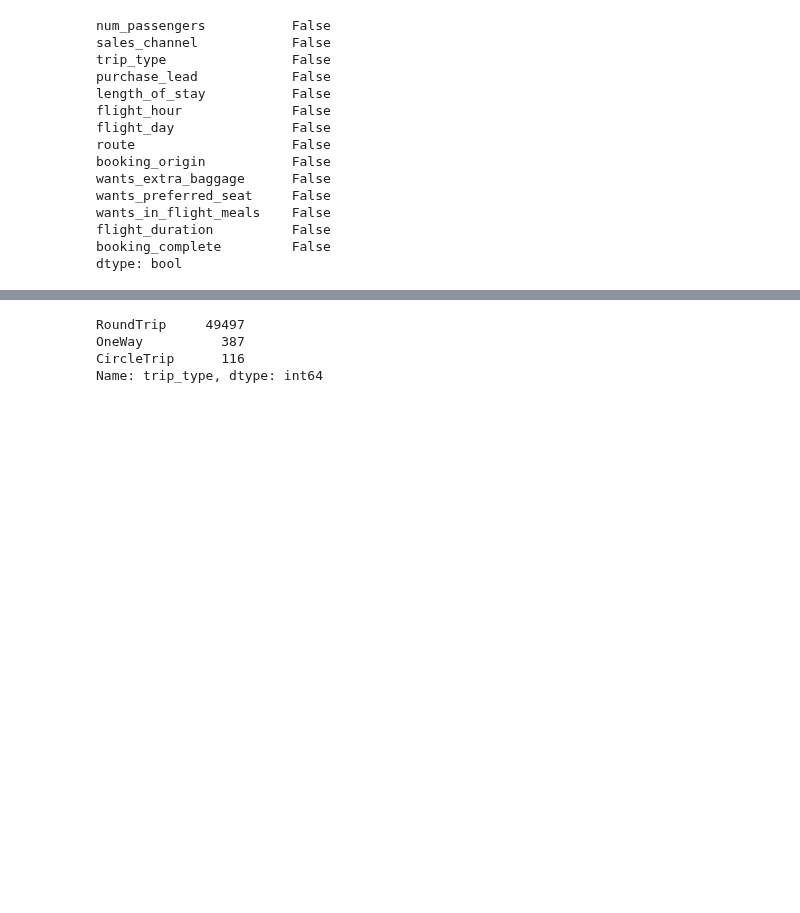
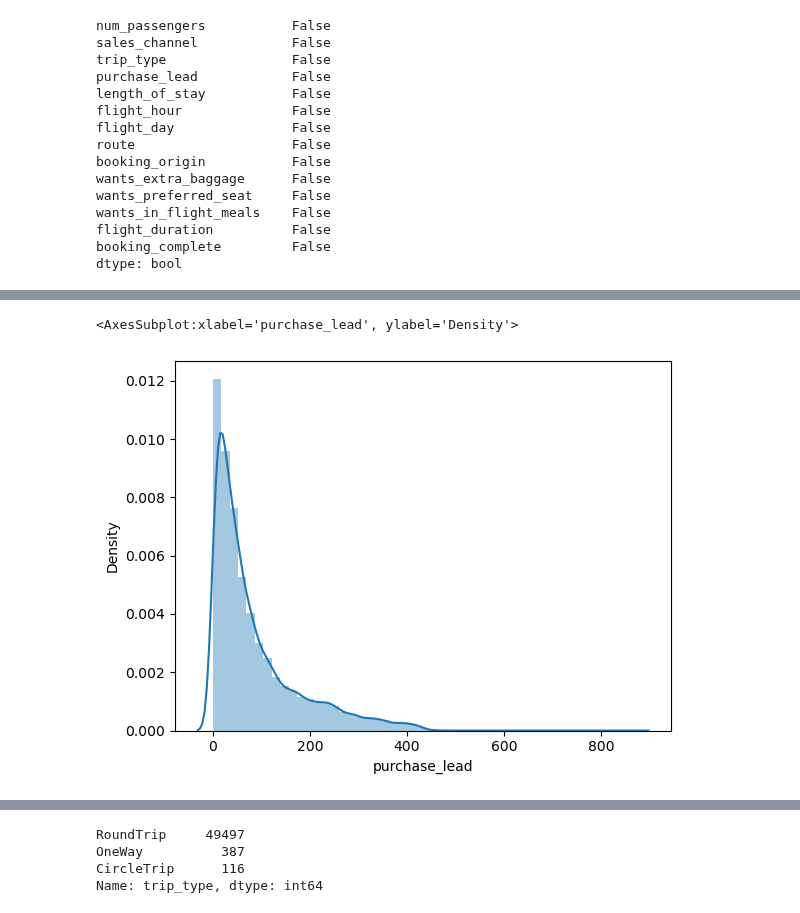
Before and after one commit to kintan-pitaloka/BACustomerBehaviour, a Jupyter notebook: PredictingCustomersBehaviour.ipynb, the cells around one changed output, grey strips where cells are left out. Drawn from its saved outputs; the diff is of its cells as text; code cells hidden in the pictures; blank space fills up the shorter version.

```diff
--- a/PredictingCustomersBehaviour.ipynb
+++ b/PredictingCustomersBehaviour.ipynb
@@ -109,0 +116,5 @@ Name: sales_channel, dtype: int64
+# %%
+sns.distplot(df_cust['purchase_lead'])
+# %% [output]
+<AxesSubplot:xlabel='purchase_lead', ylabel='Density'>
+[figure, added]
```
Also changed, not shown: parts of 17 cells of this notebook.
